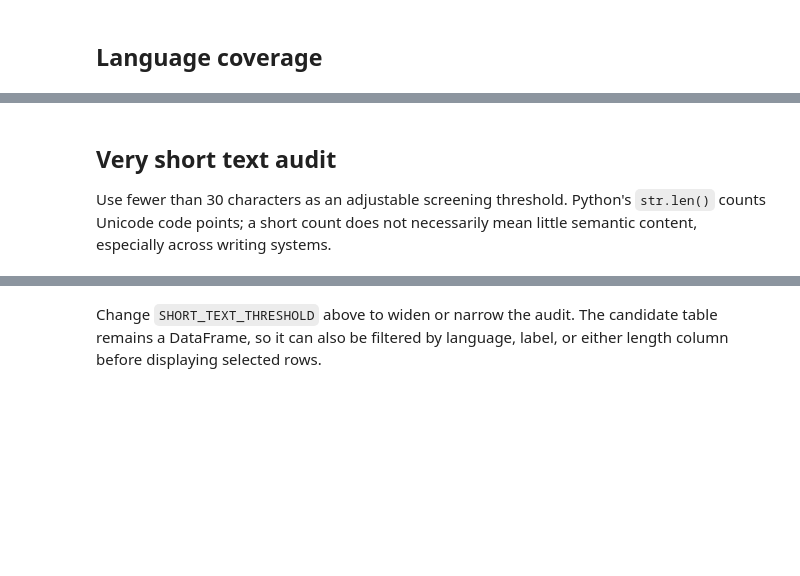
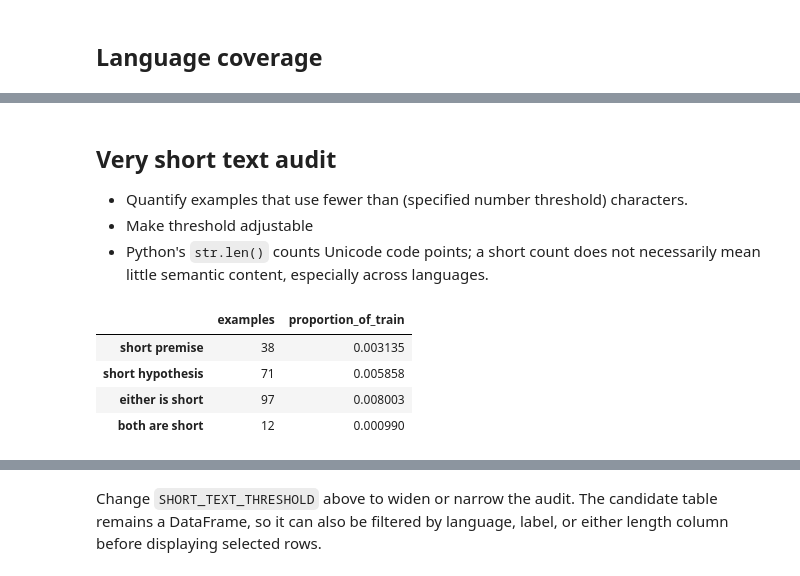
Before and after one commit to KurtMeehanPro/adventure-of-the-lying-detective, a Jupyter notebook: notebooks/01_dataset_exploration.ipynb, the cells around one changed output, grey strips where cells are left out. Cells and saved outputs as stored; diff of their text form; code cells hidden in the pictures; blank space fills up the shorter version.

```diff
--- a/notebooks/01_dataset_exploration.ipynb
+++ b/notebooks/01_dataset_exploration.ipynb
@@ -128,26 +310,33 @@ lengths_by_language
 # %% [markdown]
 ## Very short text audit
-
-Use fewer than 30 characters as an adjustable screening threshold. Python's `str.len()` counts Unicode code points; a short count does not necessarily mean little semantic content, especially across writing systems.
+- Quantify examples that use fewer than (specified number threshold) characters.
+- Make threshold adjustable
+- Python's `str.len()` counts Unicode code points; a short count does not necessarily mean little semantic content, especially across languages.
 # %%
-SHORT_TEXT_THRESHOLD = 30
+SHORT_TEXT_THRESHOLD = 10
 
 short_premise = train["premise_chars"] < SHORT_TEXT_THRESHOLD
 short_hypothesis = train["hypothesis_chars"] < SHORT_TEXT_THRESHOLD
 
 short_text_summary = pd.Series(
     {
         "short premise": short_premise.sum(),
         "short hypothesis": short_hypothesis.sum(),
         "either is short": (short_premise | short_hypothesis).sum(),
         "both are short": (short_premise & short_hypothesis).sum(),
     },
     name="examples",
 ).to_frame()
 short_text_summary["proportion_of_train"] = (
     short_text_summary["examples"] / len(train)
 )
 short_text_summary
+# %% [output]
+|  | examples | proportion_of_train |
+| short premise | 38 | 0.003135 |
+| short hypothesis | 71 | 0.005858 |
+| either is short | 97 | 0.008003 |
+| both are short | 12 | 0.000990 |
 # %%
 short_counts_by_language = (
     train.assign(
```
Also changed, not shown: parts of 26 cells of this notebook.
